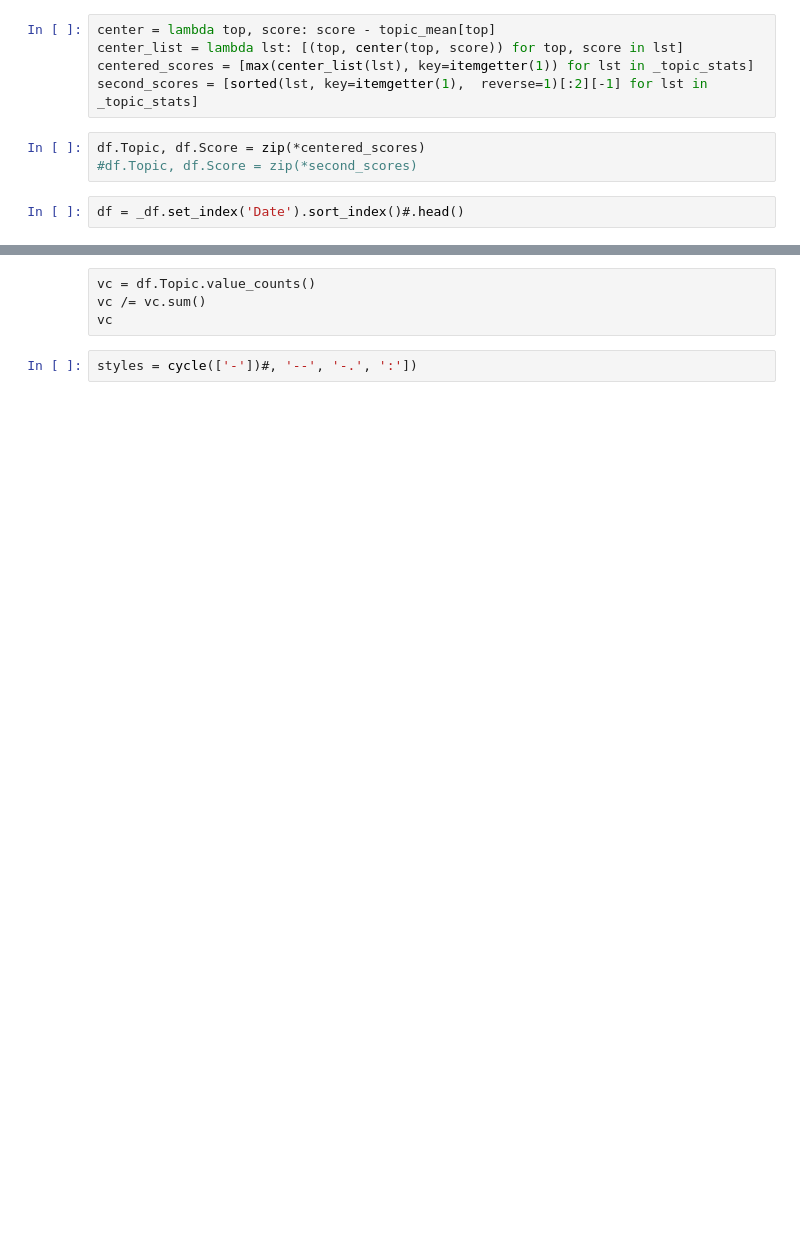
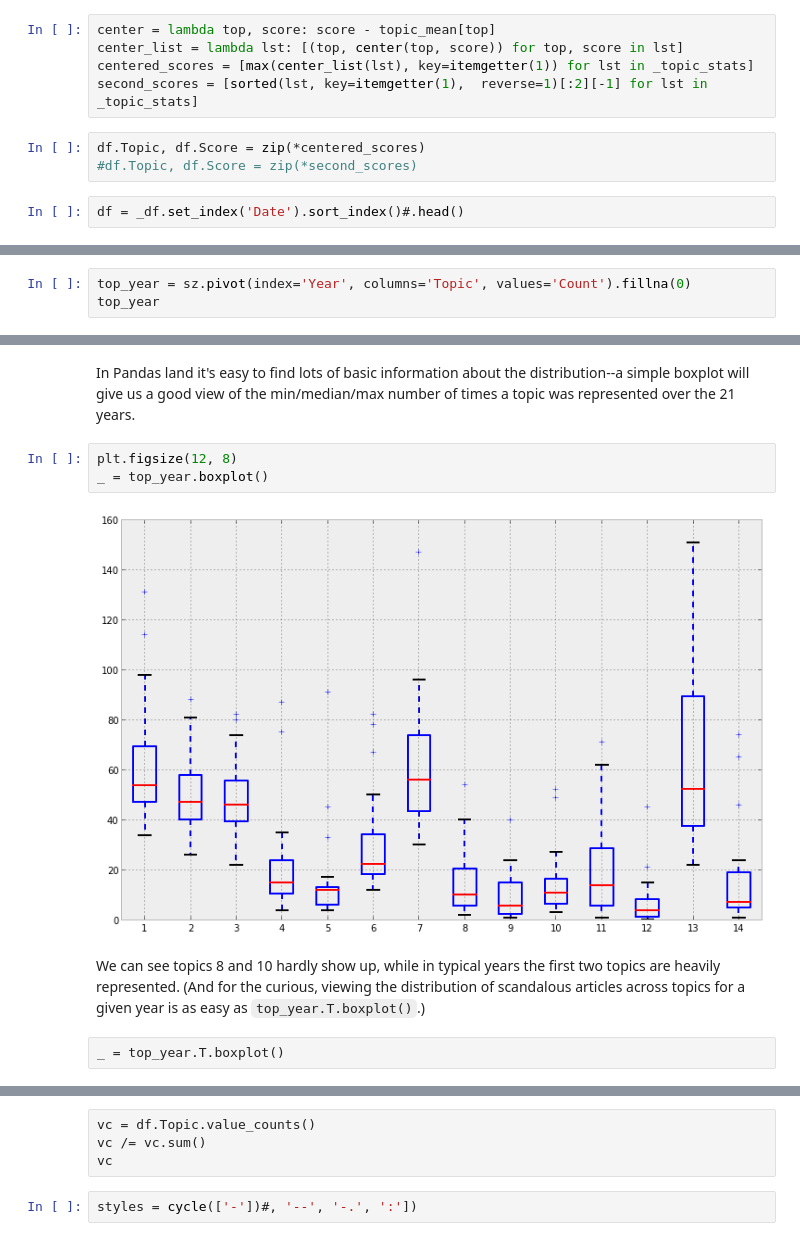
Before and after one commit to wcbeard/nyt-nlp, a Jupyter notebook: nyt-nlp.ipynb, the cells around one changed output, grey strips where cells are left out. Cells and saved outputs as stored; diff of their text form; blank space fills up the shorter version.

```diff
--- a/nyt-nlp.ipynb
+++ b/nyt-nlp.ipynb
@@ -189,0 +240,3 @@ sz
+# %%
+top_year = sz.pivot(index='Year', columns='Topic', values='Count').fillna(0)
+top_year
@@ -189,0 +261,11 @@ sz
+# %% [markdown]
+In Pandas land it's easy to find lots of basic information about the distribution--a simple boxplot will give us a good view of the min/median/max number of times a topic was represented over the 21 years.
+# %%
+plt.figsize(12, 8)
+_ = top_year.boxplot()
+# %% [output]
+[figure, added]
+# %% [markdown]
+We can see topics 8 and 10 hardly show up, while in typical years the first two topics are heavily represented. (And for the curious, viewing the distribution of scandalous articles across topics for a given year is as easy as `top_year.T.boxplot()`.)
+# %% [raw]
+_ = top_year.T.boxplot()
```
Also changed, not shown: parts of 109 cells of this notebook, 1 other file.
